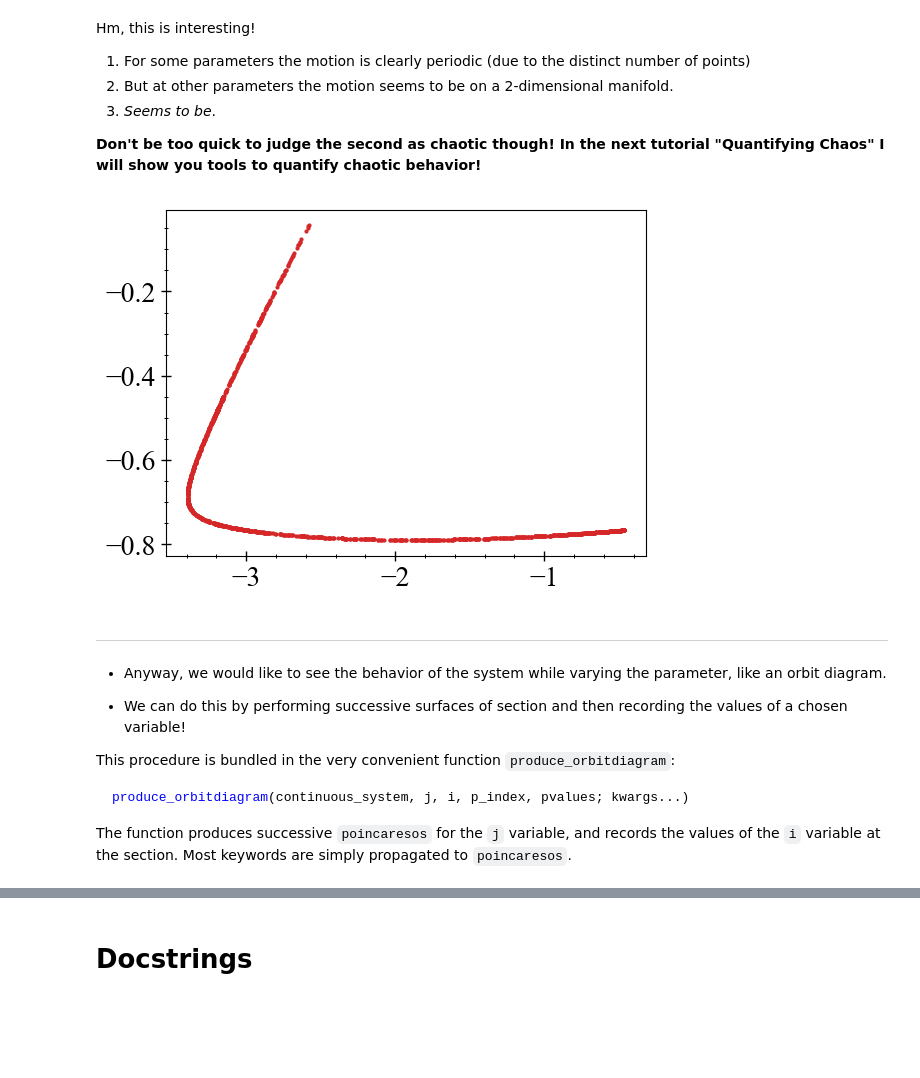
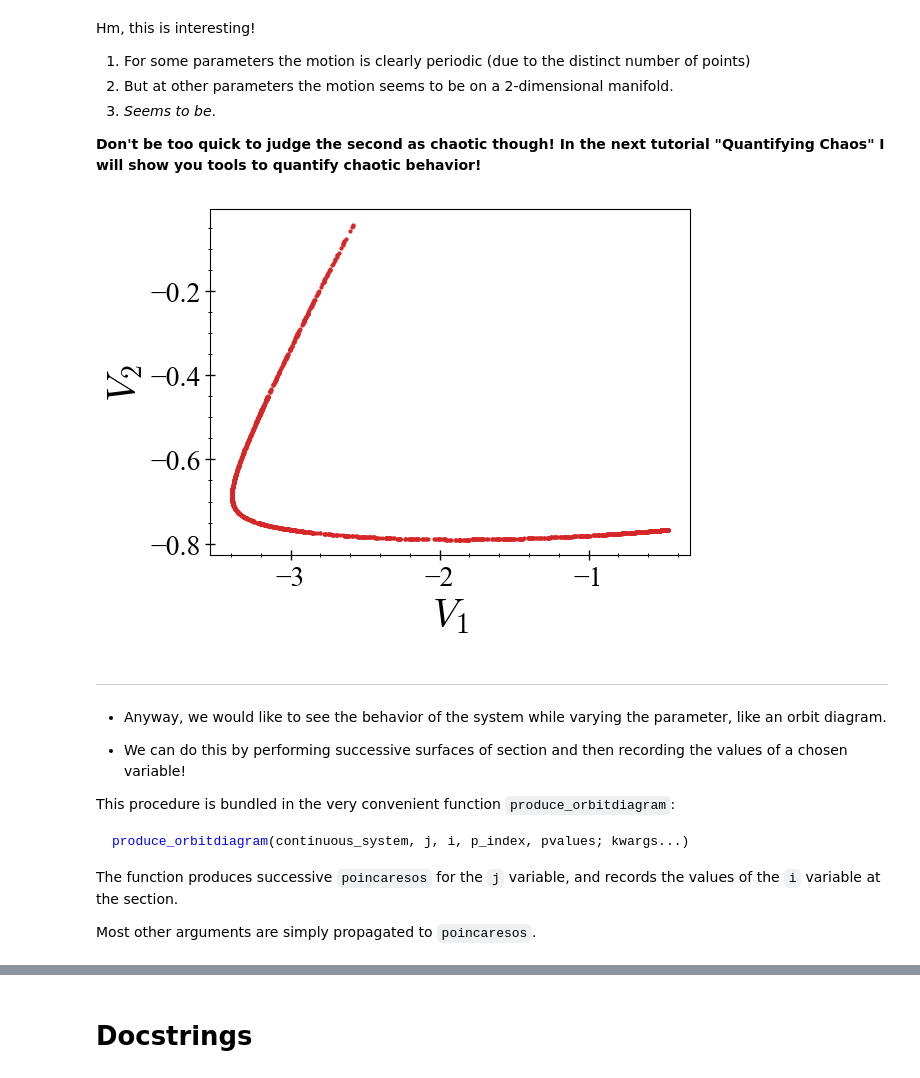
Before and after one commit to xorJane/tutorials, a Jupyter notebook: 3. Orbit diagrams, Surfaces of Section.ipynb, the cells around one changed output, grey strips where cells are left out. Cells and saved outputs as stored; diff of their text form; code cells hidden in the pictures; blank space fills up the shorter version.

````diff
--- a/3. Orbit diagrams, Surfaces of Section.ipynb
+++ b/3. Orbit diagrams, Surfaces of Section.ipynb
@@ -307,12 +332,13 @@ Hm, this is interesting!
 # %%
 # One final example, taking a cut through a different hyper-plane:
 figure(figsize = (6,4))
 
 set_parameter!(shi, 1, 22.0)
 psos = poincaresos(shi, 3, 2000.0; Ttr = 100.0, direction = -1)
 plot(psos[:, 1], psos[:, 2], lw=0.0, marker ="o", ms = 2.0, color = "C3");
+xlabel("\$V_1\$"); ylabel("\$V_2\$");
 # %% [output]
-[figure, old version]
+[figure, new version]
 # %% [markdown]
 ---
 
@@ -326,7 +352,9 @@ This procedure is bundled in the very convenient function `produce_orbitdiagram`
 produce_orbitdiagram(continuous_system, j, i, p_index, pvalues; kwargs...)
 ```
 
-The function produces successive `poincaresos` for the `j` variable, and records the values of the `i` variable at the section. Most keywords are simply propagated to `poincaresos`.
+The function produces successive `poincaresos` for the `j` variable, and records the values of the `i` variable at the section.
+
+Most other arguments are simply propagated to `poincaresos`.
 # %%
 # Lets use this function for the Shinriki oscillator example:
 # NOTE: This computation takes some seconds, since it makes 201 PSOS!
````
Also changed, not shown: parts of 20 cells of this notebook, 11 other files.
